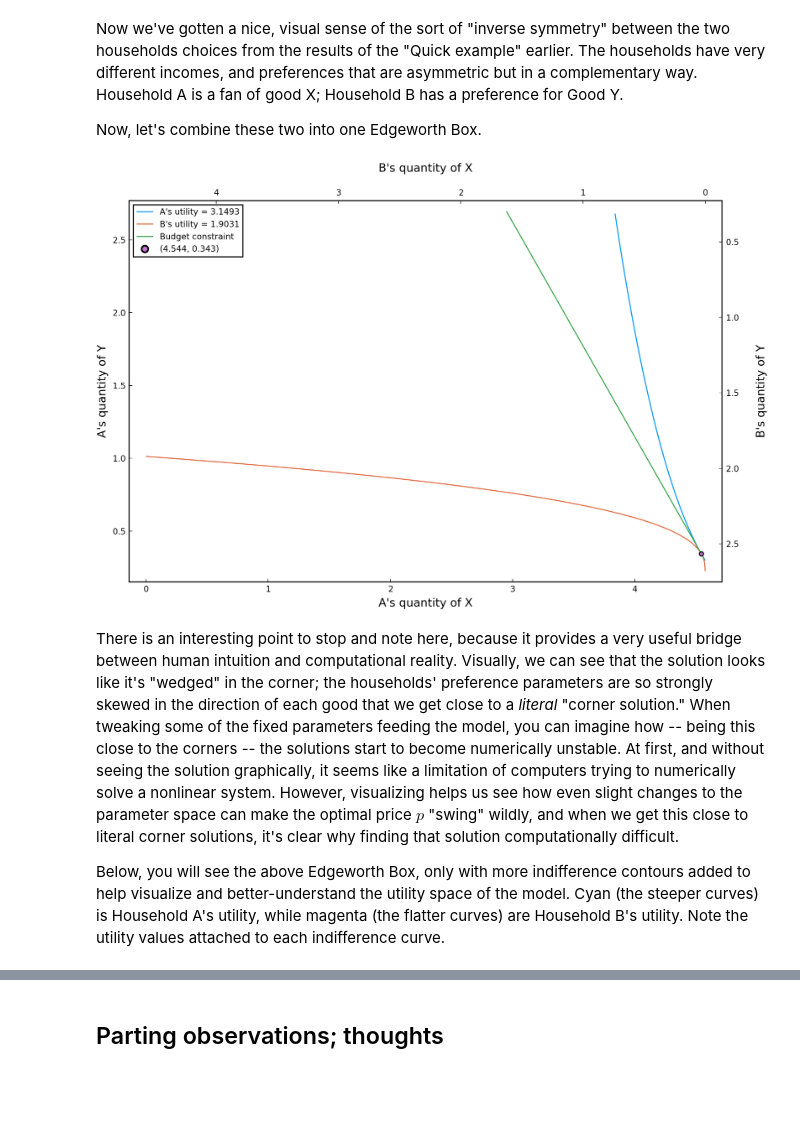
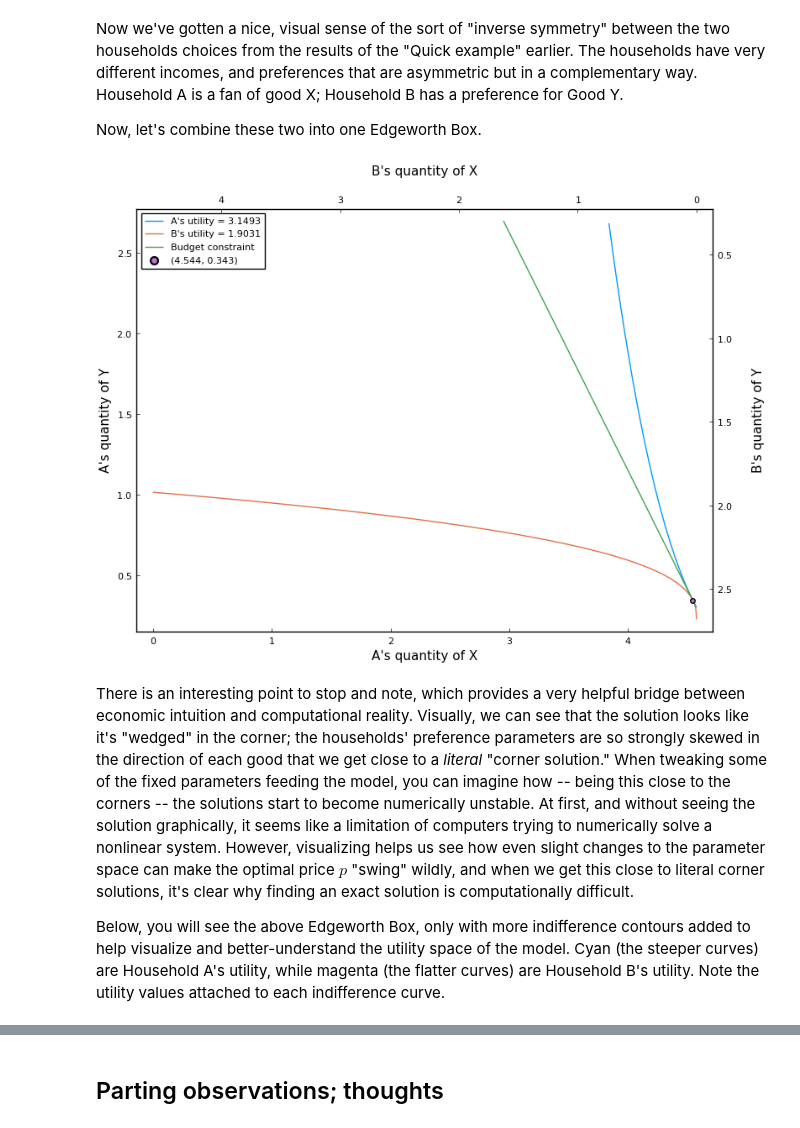
Before and after one commit to rcberg/macroeconomics, a Jupyter notebook: reports/general-eqm-2x2x3-writeup/general-equilibrium-2x2x3-writeup.ipynb, the cells around one changed output, grey strips where cells are left out. Saved outputs shown, nothing was run; the diff lists cells and outputs as text; code cells hidden in the pictures; blank space fills up the shorter version.

Commit message:
general equilibrium with 2 households writeup

```diff
--- a/reports/general-eqm-2x2x3-writeup/general-equilibrium-2x2x3-writeup.ipynb
+++ b/reports/general-eqm-2x2x3-writeup/general-equilibrium-2x2x3-writeup.ipynb
@@ -475,7 +456,6 @@ Now we've gotten a nice, visual sense of the sort of "inverse symmetry" between
 
 Now, let's combine these two into one Edgeworth Box.
 # %%
-pythonplot()
 # begin Edgeworth box section
 ici_a = ic_builder.(range(0,x_tot,length=1000), Ref(value_function_a), Ref(solution_output[var_indx.N]), Ref(parameter_vec), "a")
 ici_b = y_tot .- ic_builder.((x_tot.-range(0, x_tot, 1000)), Ref(value_function_b), Ref(solution_output[var_indx.N]), Ref(parameter_vec), "b")
@@ -486,38 +466,38 @@ pt = plot(range(0,x_tot,length=1000)[findall( ici_a .< y_tot )],
     framestyle=:box )
 pt = plot!(range(0, x_tot, length=1000), ici_b, labels = "B's utility = "*string(round(value_function_b, digits=4) ) )
 pt = plot!(inc_a_range[findfirst(bc_a .< y_tot):findlast(inc_a_range.<x_tot)],
     bc_a[findfirst(bc_a .< y_tot):findlast(inc_a_range.<x_tot)],
     labels = "Budget constraint",
     xlabel = "A's quantity of X",
     ylabel = "A's quantity of Y",
     legend=:topleft )
 pt = scatter!(
     [solution_output[var_indx.x_a]],
     [solution_output[var_indx.y_a]],
     labels = string((round(solution_output[var_indx.x_a], digits = 3), round(solution_output[var_indx.y_a], digits=3)))
     )
 pt = plot!(twinx(),
     range(0,x_tot,length=1000),
     ici_a[findall( ici_a .< y_tot )],
     yflip = true,
     ylabel = "\nB's quantity of Y",
     alpha=0, gridalpha=0, legend=:none,
     left_margin = 10Plots.mm)
 pt = plot!(twiny(),
     range(0,x_tot,length=1000),
     ici_a[findall( ici_a .< y_tot )],
     xflip=true,
     xlabel = "B's quantity of X\n",
     alpha=0, gridalpha=0, legend=:none,
     left_margin = 10Plots.mm)
 
 display(pt)
 # %% [output]
-[figure, old version]
+[figure, new version]
 # %% [markdown]
-There is an interesting point to stop and note here, because it provides a very useful bridge between human intuition and computational reality. Visually, we can see that the solution looks like it's "wedged" in the corner; the households' preference parameters are so strongly skewed in the direction of each good that we get close to a *literal* "corner solution." When tweaking some of the fixed parameters feeding the model, you can imagine how -- being this close to the corners -- the solutions start to become numerically unstable. At first, and without seeing the solution graphically, it seems like a limitation of computers trying to numerically solve a nonlinear system. However, visualizing helps us see how even slight changes to the parameter space can make the optimal price $p$ "swing" wildly, and when we get this close to literal corner solutions, it's clear why finding that solution computationally difficult.
+There is an interesting point to stop and note, which provides a very helpful bridge between economic intuition and computational reality. Visually, we can see that the solution looks like it's "wedged" in the corner; the households' preference parameters are so strongly skewed in the direction of each good that we get close to a *literal* "corner solution." When tweaking some of the fixed parameters feeding the model, you can imagine how -- being this close to the corners -- the solutions start to become numerically unstable. At first, and without seeing the solution graphically, it seems like a limitation of computers trying to numerically solve a nonlinear system. However, visualizing helps us see how even slight changes to the parameter space can make the optimal price $p$ "swing" wildly, and when we get this close to literal corner solutions, it's clear why finding an exact solution is computationally difficult.
 
-Below, you will see the above Edgeworth Box, only with more indifference contours added to help visualize and better-understand the utility space of the model. Cyan (the steeper curves) is Household A's utility, while magenta (the flatter curves) are Household B's utility. Note the utility values attached to each indifference curve.
+Below, you will see the above Edgeworth Box, only with more indifference contours added to help visualize and better-understand the utility space of the model. Cyan (the steeper curves) are Household A's utility, while magenta (the flatter curves) are Household B's utility. Note the utility values attached to each indifference curve.
 # %%
 
 # begin Edgeworth box contour plotting
```
Also changed, not shown: parts of 13 cells of this notebook.
